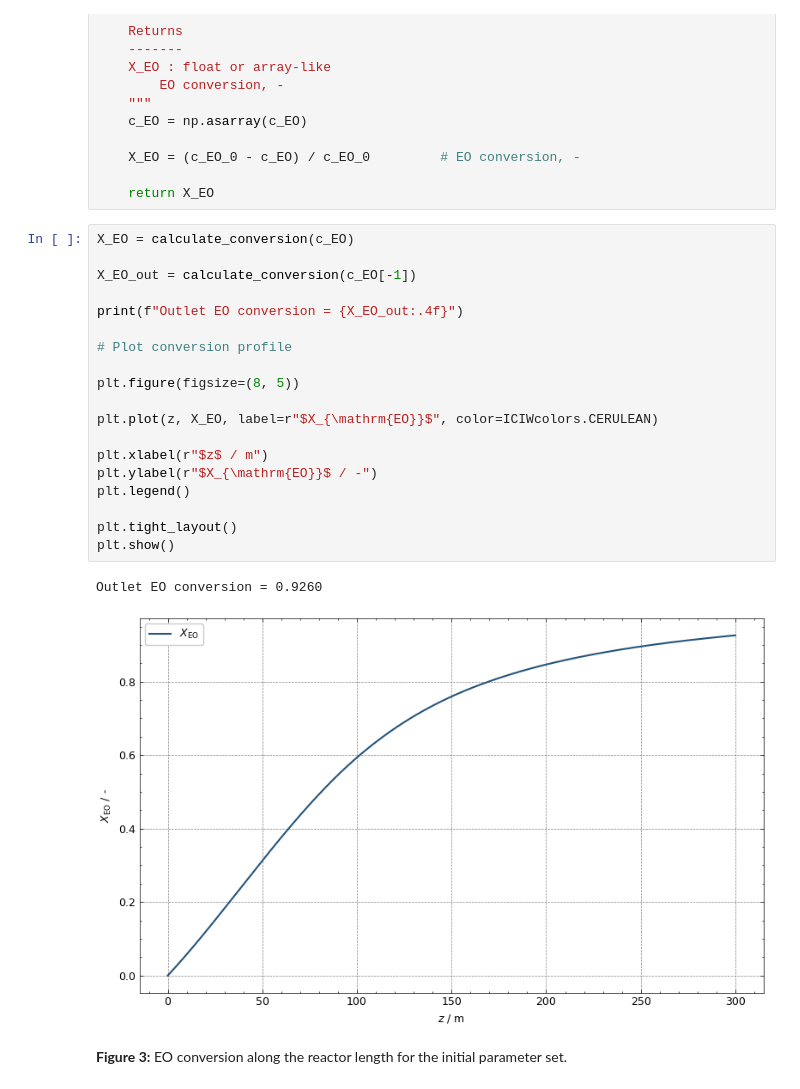
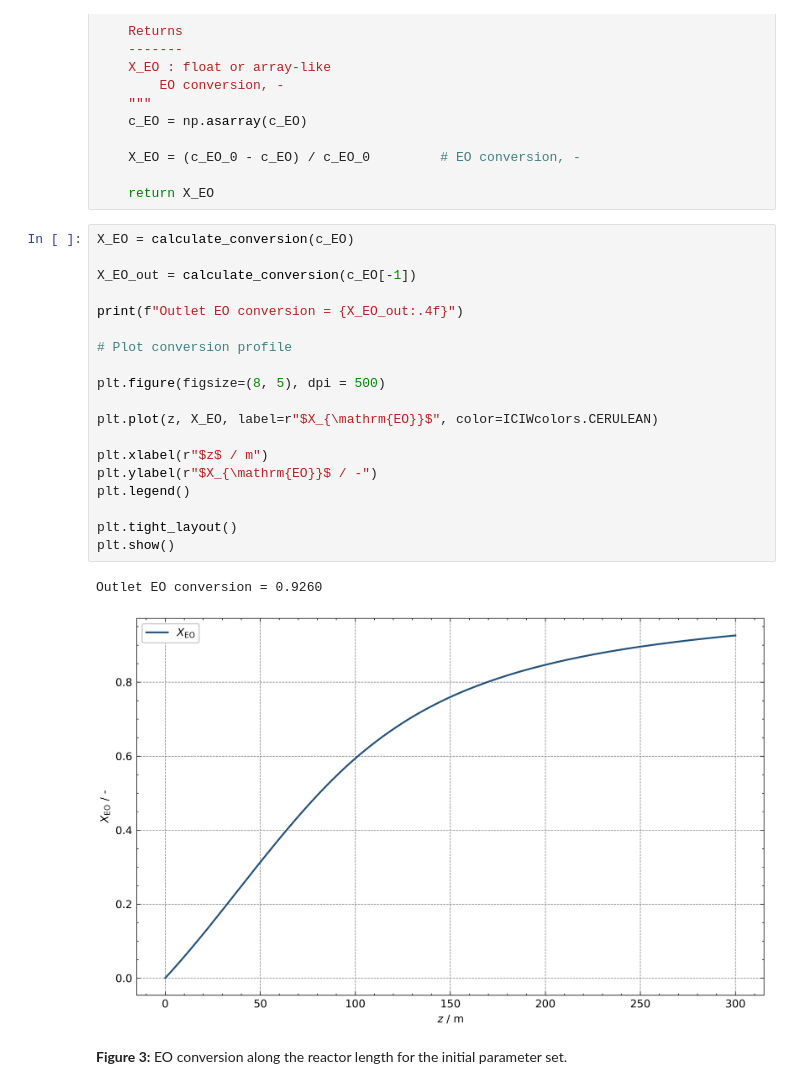
Before and after one commit to JulianStierstorfer/CRE3-Assignment-3, a Jupyter notebook: Assignment 3 Group 4.ipynb, the cells around one changed output. Saved outputs shown, nothing was run; the diff lists cells and outputs as text.

```diff
--- a/Assignment 3 Group 4.ipynb
+++ b/Assignment 3 Group 4.ipynb
@@ -522,25 +523,25 @@ def calculate_conversion(c_EO, c_EO_0=c_EO_in):
 # %%
 X_EO = calculate_conversion(c_EO)
 
 X_EO_out = calculate_conversion(c_EO[-1])
 
 print(f"Outlet EO conversion = {X_EO_out:.4f}")
 
 # Plot conversion profile
 
-plt.figure(figsize=(8, 5))
+plt.figure(figsize=(8, 5), dpi = 500)
 
 plt.plot(z, X_EO, label=r"$X_{\mathrm{EO}}$", color=ICIWcolors.CERULEAN)
 
 plt.xlabel(r"$z$ / m")
 plt.ylabel(r"$X_{\mathrm{EO}}$ / -")
 plt.legend()
 
 plt.tight_layout()
 plt.show()
 # %% [output]
 Outlet EO conversion = 0.9260
-[figure, old version]
+[figure, new version]
 # %% [markdown]
 <p align="left"><strong>Figure 3:</strong> EO conversion along the reactor length for the initial parameter set.</p>
 # %% [markdown]
```
Also changed, not shown: parts of 5 cells of this notebook.
